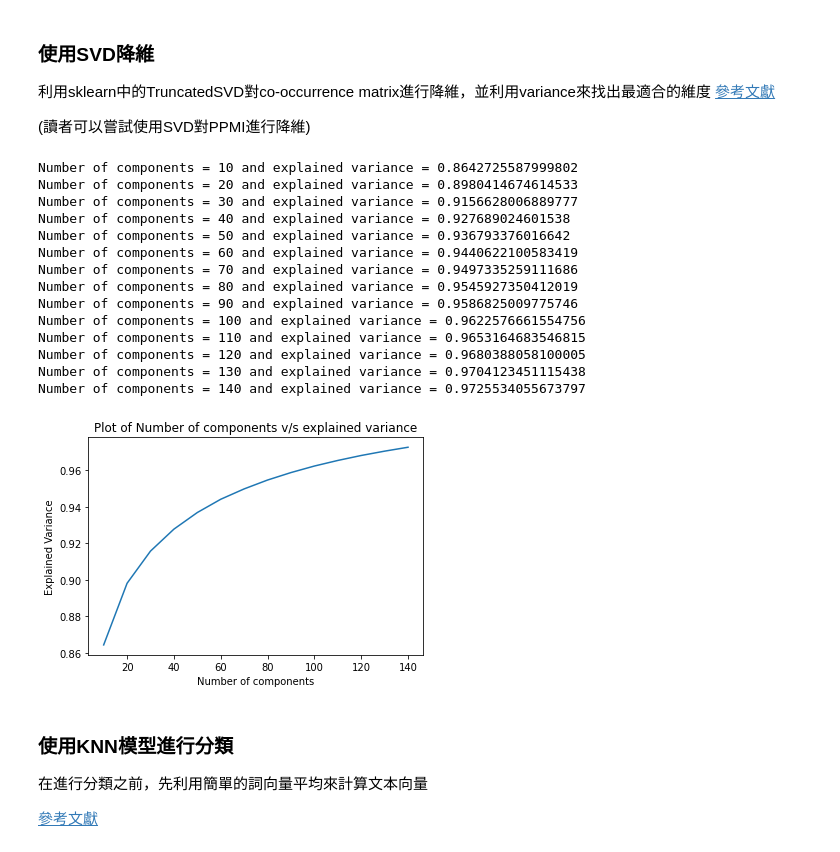
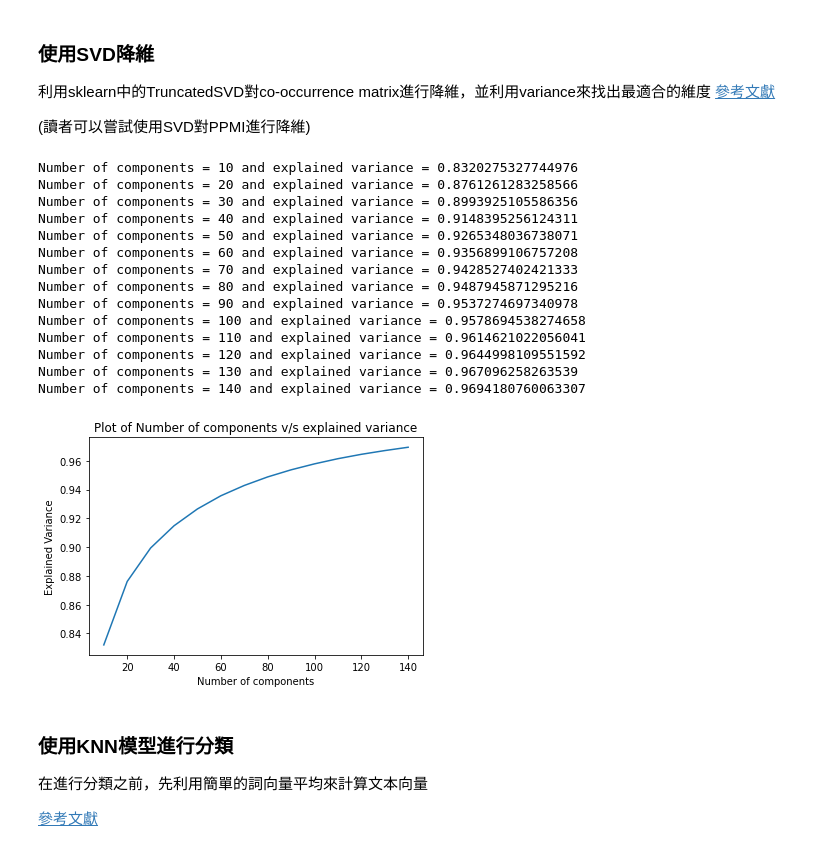
Before and after one commit to dtes8617/NLPMarathon, a Jupyter notebook: Homework/Day17- 計數方法詞向量實作_作業.ipynb, the cells around one changed output. Drawn from its saved outputs; the diff is of its cells as text; code cells hidden in the pictures.

```diff
--- a/Homework/Day17- 計數方法詞向量實作_作業.ipynb
+++ b/Homework/Day17- 計數方法詞向量實作_作業.ipynb
@@ -49,7 +49,7 @@ sms_data.head()
 將資料依據label比例切分為training data與testing data
 # %%
 from sklearn.model_selection import train_test_split
-sms_train, sms_test = train_test_split(sms_data, test_size=0.2)
+sms_train, sms_test = train_test_split(sms_data, test_size=0.2, stratify=sms_data.label)
 
 print(sms_train.groupby("label").count())
 print(sms_test.groupby("label").count())
@@ -76,7 +76,7 @@ def preprocess(df: pd.DataFrame) -> pd.DataFrame:
         df.iloc[i, 1] = df.iloc[i, 1].lower()
 
         # remove all punctuations
-        df.iloc[i, 1] = re.sub(r'[\W\d]+'.format(string.punctuation), ' ', df.iloc[i, 1])
+        df.iloc[i, 1] = re.sub(r'[{}\d]+'.format(''.join([r'\{}'.format(s) for s in string.punctuation])), ' ', df.iloc[i, 1])
 
     return df
 
@@ -121,7 +121,9 @@ len(set(" ".join(list(x_train + x_test)).split()))
 可以發現種共有7708個字詞，這裡使用TF-IDF將來選取最高分的前2000個字詞
 (若忘記的學員可參考先前TF-IDF課程章節或[此篇教學](https://ithelp.ithome.com.tw/articles/10228815?sc=iThelpR))
 # %%
-###<your code>###
+vectorizer = TfidfVectorizer(max_features=2000)
+tfidf_train = vectorizer.fit_transform(x_train)
+tfidf_test = vectorizer.transform(x_test)
 
 print(f"Number of unique word: {len(vectorizer.vocabulary_)}")
 (tfidf_train, tfidf_test)
@@ -139,17 +141,19 @@ def create_co_matrix(corpus: List[str], vocab_list: List[str], word2idx: dict,
     '''Function to create co-occurrence matrix
     '''
     #initialize co-occurrence matrix
-    ###<your code>###
+    co_matrix = np.zeros((len(vocab_list), len(vocab_list)))
 
     for idx, sms in enumerate(corpus):
-        ###<your code>###
+        sms = sms.split()
+        sms_ids = [word2idx[word] for word in sms if word in vocab_list]
 
         for center_i, center_word_id in enumerate(sms_ids):
-            ###<your code>###
+            context_ids = sms_ids[center_i-window_size:center_i] if center_i-window_size >= 0 else sms_ids[0:center_i]
 
             for left_i, left_word_id in enumerate(context_ids):
+                co_matrix[center_word_id, left_word_id] += 1
+                co_matrix[left_word_id, center_word_id] += 1
 
-                ###<your code>###
 
         if verbose:
             if idx != 0 and idx%500 == 0:
@@ -157,7 +161,7 @@ def create_co_matrix(corpus: List[str], vocab_list: List[str], word2idx: dict,
     print("Done")
     if use_weighting:
         # if use weighting, then we set the co-occurrence with the word itself to 1.0
-        ###<your code>###
+        np.fill_diagonal(co_matrix, 1)
 
     return co_matrix
 
@@ -226,32 +233,35 @@ array([[13.601798 ,  0.       ,  0.       , ...,  0.       ,  0.       ,
 # %%
 # Program to find the optimal number of components for Truncated SVD
 n_comp = range(10,150,10) # list containing different values of components
 variance_sum = [] # explained variance ratio for each component of Truncated SVD
 
 for dim in n_comp:
-    ###<your code>###
+    svd = TruncatedSVD(n_components=dim)
+    svd.fit(co_matrix)
+    variance_sum.append(svd.explained_variance_ratio_.sum())
+    print(f"Number of components = {dim} and explained variance = {svd.explained_variance_ratio_.sum()}")
 
 plt.plot(n_comp, variance_sum)
 plt.xlabel('Number of components')
 plt.ylabel("Explained Variance")
 plt.title("Plot of Number of components v/s explained variance")
 plt.show()
 # %% [output]
-Number of components = 10 and explained variance = 0.8642725587999802
-Number of components = 20 and explained variance = 0.8980414674614533
-Number of components = 30 and explained variance = 0.9156628006889777
-Number of components = 40 and explained variance = 0.927689024601538
-Number of components = 50 and explained variance = 0.936793376016642
-Number of components = 60 and explained variance = 0.9440622100583419
-Number of components = 70 and explained variance = 0.9497335259111686
-Number of components = 80 and explained variance = 0.9545927350412019
-Number of components = 90 and explained variance = 0.9586825009775746
-Number of components = 100 and explained variance = 0.9622576661554756
-Number of components = 110 and explained variance = 0.9653164683546815
-Number of components = 120 and explained variance = 0.9680388058100005
-Number of components = 130 and explained variance = 0.9704123451115438
-Number of components = 140 and explained variance = 0.9725534055673797
+Number of components = 10 and explained variance = 0.8320275327744976
+Number of components = 20 and explained variance = 0.8761261283258566
+Number of components = 30 and explained variance = 0.8993925105586356
+Number of components = 40 and explained variance = 0.9148395256124311
+Number of components = 50 and explained variance = 0.9265348036738071
+Number of components = 60 and explained variance = 0.9356899106757208
+Number of components = 70 and explained variance = 0.9428527402421333
+Number of components = 80 and explained variance = 0.9487945871295216
+Number of components = 90 and explained variance = 0.9537274697340978
+Number of components = 100 and explained variance = 0.9578694538274658
+Number of components = 110 and explained variance = 0.9614621022056041
+Number of components = 120 and explained variance = 0.9644998109551592
+Number of components = 130 and explained variance = 0.967096258263539
+Number of components = 140 and explained variance = 0.9694180760063307
-[figure, old version]
+[figure, new version]
 # %%
 # choose 140 as final dimension to reduce to
 # 利用上述找到的最適合dimension來對co-occurrence matrix進行降維
```
Also changed, not shown: parts of 9 cells of this notebook, 1 other file.
